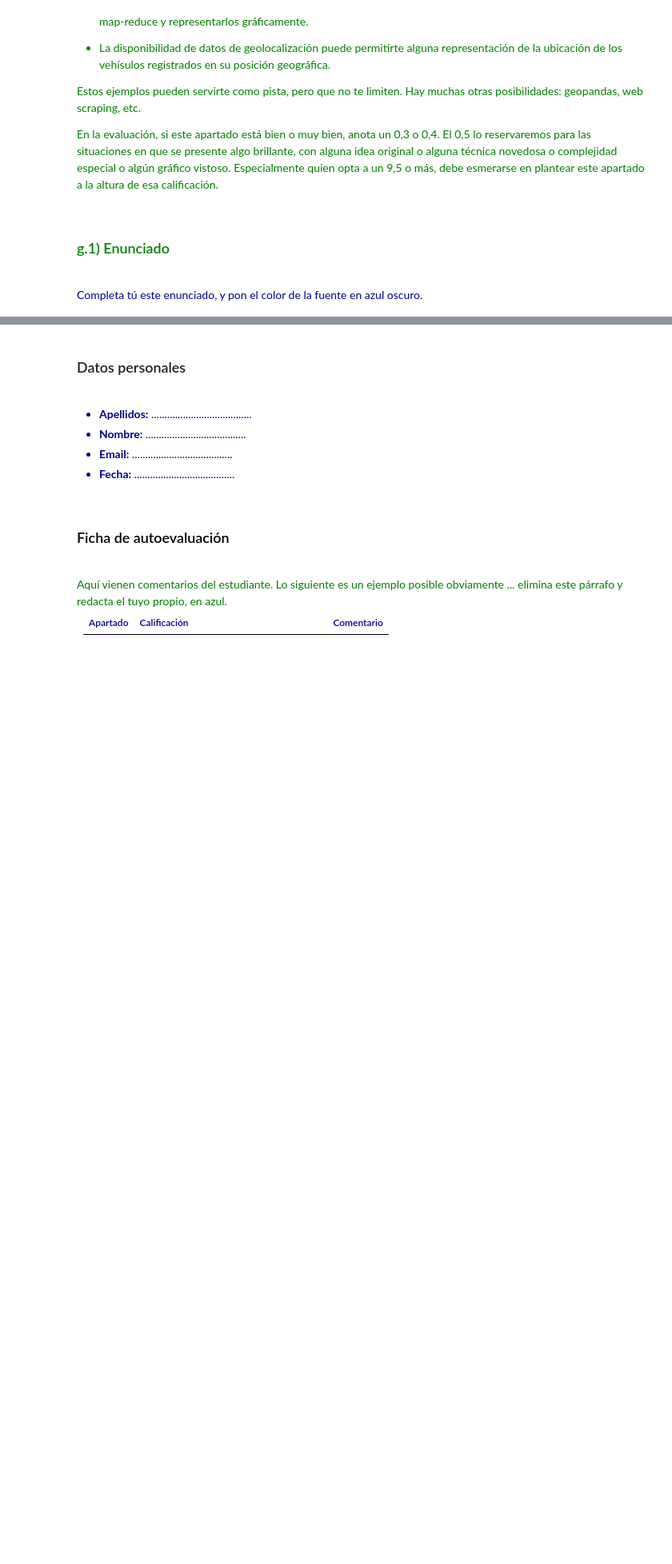
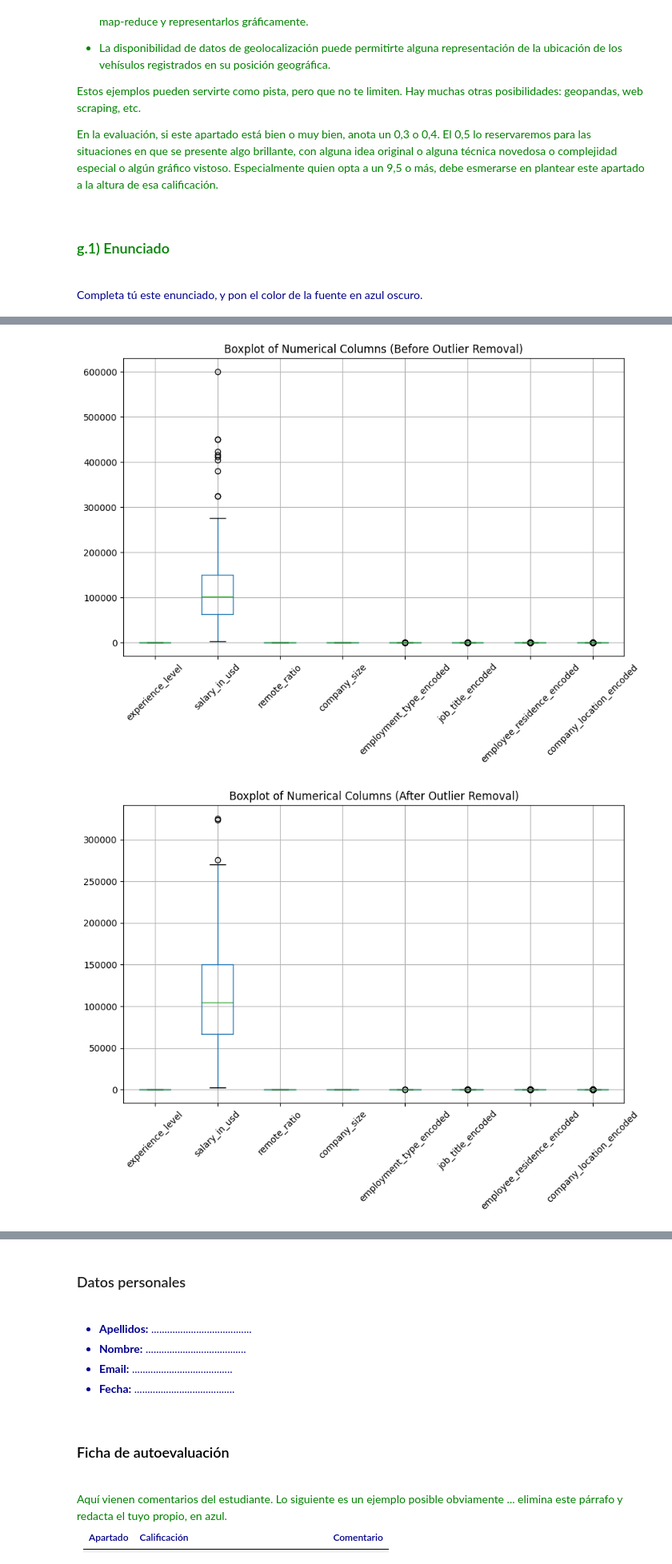
Before and after one commit to alejbormeg/MasterBigDataML-PythonCourse, a Jupyter notebook: python project/-- data_science_salaries/ds_salaries_ver3_enunciado.ipynb, the cells around one changed output, grey strips where cells are left out. Shown: that part at 80% size. Saved outputs shown, nothing was run; the diff lists cells and outputs as text; code cells hidden in the pictures; blank space fills up the shorter version.

```diff
--- a/python project/-- data_science_salaries/ds_salaries_ver3_enunciado.ipynb
+++ b/python project/-- data_science_salaries/ds_salaries_ver3_enunciado.ipynb
@@ -1263,12 +1263,16 @@ Completa tú este enunciado, y pon el color de la fuente en azul oscuro.
 # %%
 # Este apartado debe ser completado por el estudiante
 import pandas as pd
+from sklearn.model_selection import train_test_split
 from sklearn.decomposition import PCA
 from sklearn.preprocessing import StandardScaler
 from sklearn.linear_model import LinearRegression
 
+import pandas as pd
+import matplotlib.pyplot as plt
+
 # Load the data
-data = tabla_abreviada
+data = tabla_abreviada  # Assuming 'tabla_abreviada' is your dataset
 
 # Identify categorical columns for encoding
 categorical_columns = ['employment_type', 'job_title', 'employee_residence', 'company_location']
@@ -1280,25 +1284,35 @@ for col in categorical_columns:
 # Drop the original categorical columns
 data = data.drop(categorical_columns, axis=1)
 
-print("---------------------------")
-print(data.columns)
+# Drop 'working_year' column
+data = data.drop('work_year', axis=1)
 
-# Apply PCA
-X = data.drop(['salary_in_usd'], axis=1)  # Features
-y = data['salary_in_usd']  # Target variable
+# Display statistical information
+print("Summary Statistics:")
+print(data.describe())
+print("\nMean:")
+print(data.mean())
+print("\nStandard Deviation:")
+print(data.std())
+print("\nMissing Values:")
+print(data.isnull().sum())
 
-scaler = StandardScaler()
-X_scaled = scaler.fit_transform(X)
+# Display boxplots for outlier analysis before removing outliers
+plt.figure(figsize=(10, 6))
+data.boxplot()
+plt.xticks(rotation=45)
+plt.title('Boxplot of Numerical Columns (Before Outlier Removal)')
+plt.show()
 
-pca = PCA()
-X_pca = pca.fit_transform(X_scaled)
+# Outlier analysis with z-score
+z_scores = (data - data.mean()) / data.std()
+outliers = (z_scores > 3) | (z_scores < -3)
+data = data[~outliers.any(axis=1)]
 
-# Perform Linear Regression using PCA components
-regression_model = LinearRegression()
-regression_model.fit(X_pca, y)
-
-# Results
-print(f"Explained Variance Ratio by each Principal Component: {pca.explained_variance_ratio_}")
-print(f"Linear Regression Coefficients: {regression_model.coef_}")
-print(f"Linear Regression Intercept: {regression_model.intercept_}")
+# Display boxplots for outlier analysis after removing outliers
+plt.figure(figsize=(10, 6))
+data.boxplot()
+plt.xticks(rotation=45)
+plt.title('Boxplot of Numerical Columns (After Outlier Removal)')
+plt.show()
 # %% [output]
@@ -1321,0 +1336,2 @@ Linear Regression Intercept: 111065.63928960933
+[figure, added]
+[figure, added]
```
Also changed, not shown: parts of 2 cells of this notebook.
